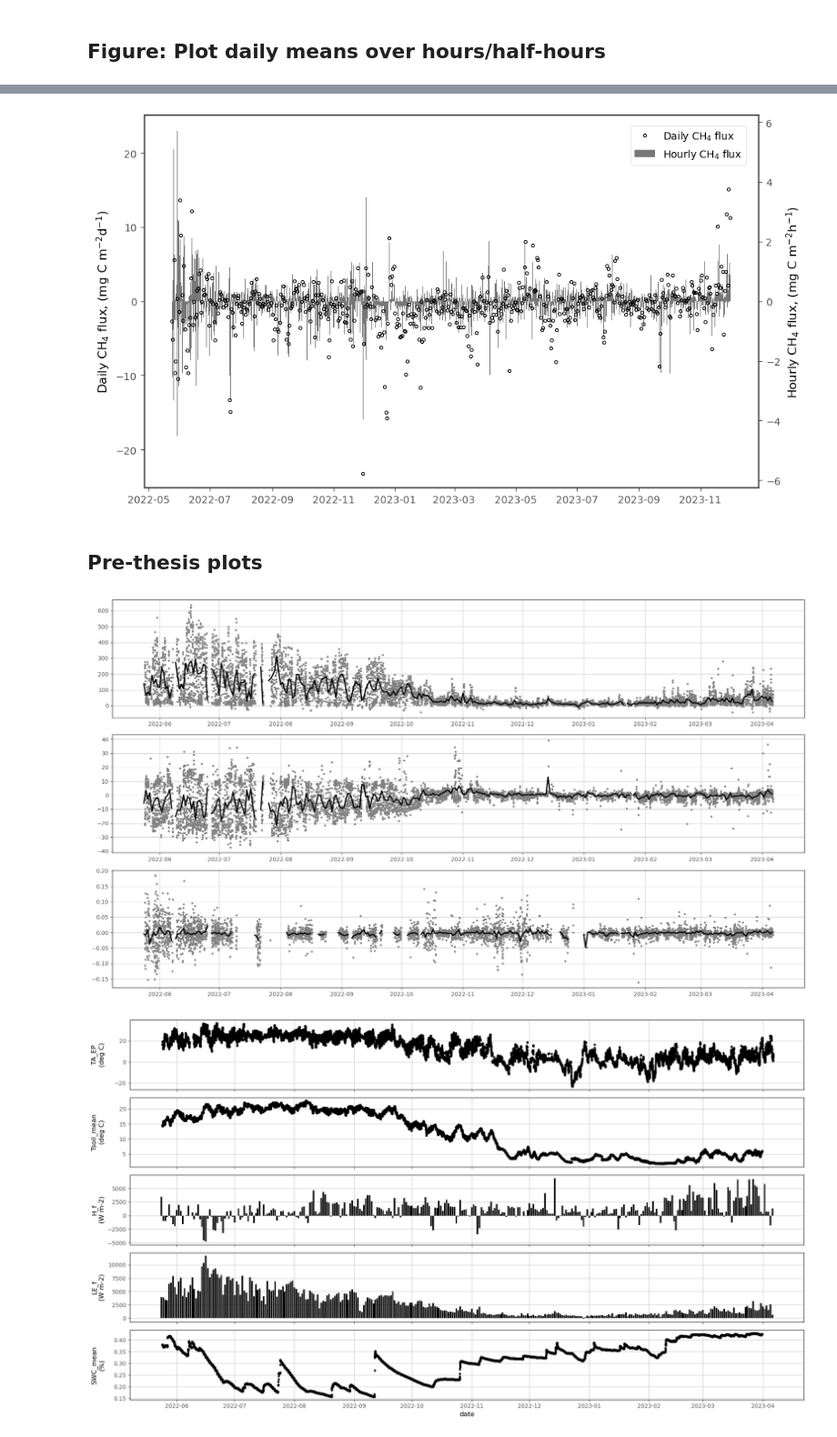
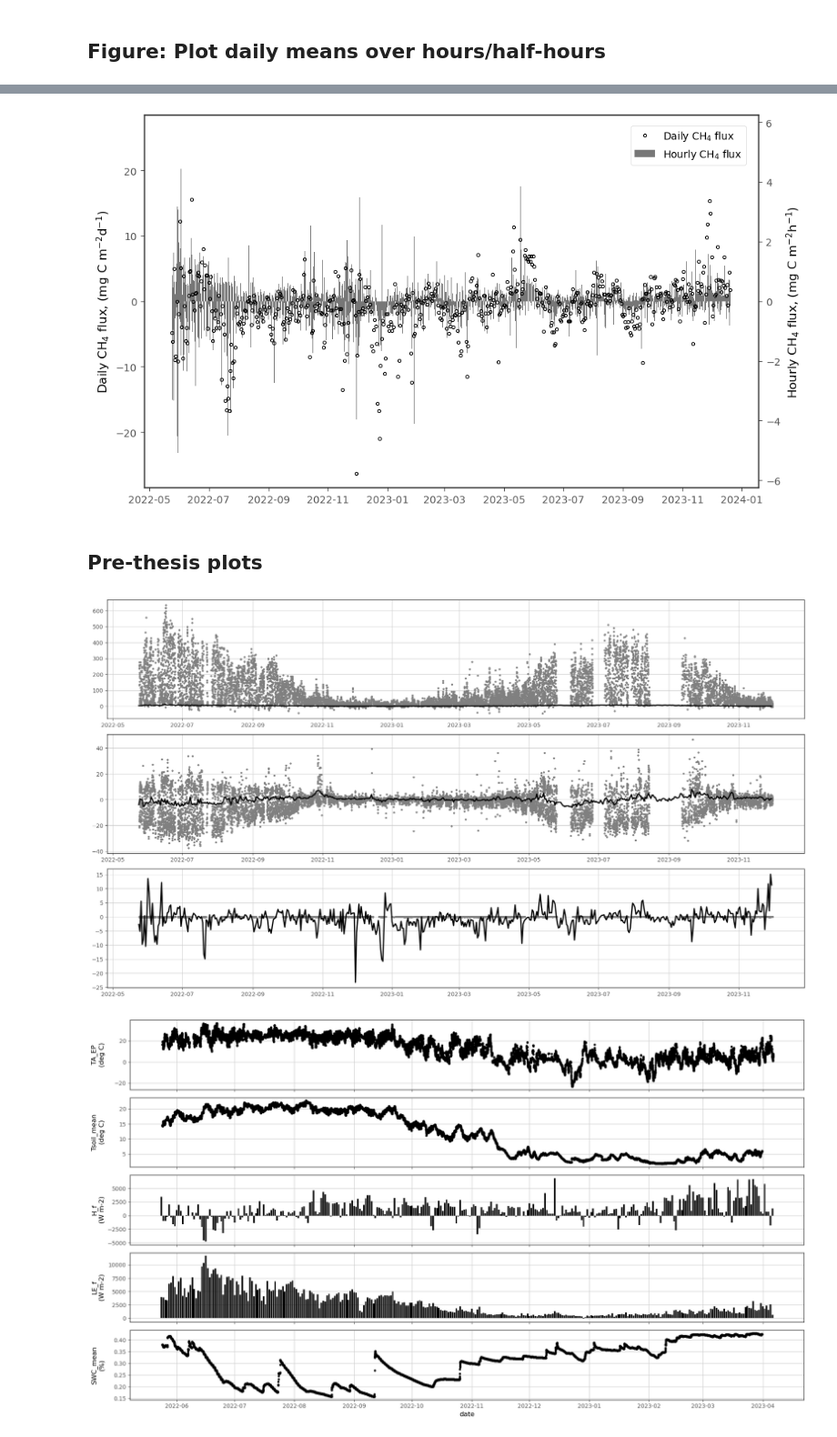
Before and after one commit to ottobriner/atmos-flux-data, a Jupyter notebook: atmos-plot.ipynb, the cells around one changed output, grey strips where cells are left out. Shown at 91% size. Cells and saved outputs as stored; diff of their text form; code cells hidden in the pictures.

```diff
--- a/atmos-plot.ipynb
+++ b/atmos-plot.ipynb
@@ -168,11 +179,11 @@ dtype: float64
 weekly = l3.groupby(l3.date.dt.to_period('W')).agg(TA_EP_mean = ('TA_EP', np.mean),
                                                   Tsoil_mean=('Tsoil_mean', np.mean),
                                                   SWC_mean=('SWC_mean', np.mean),
-                                                  FCH4_F_RF_mean=('FCH4_F_RF', lambda x: np.mean(x * 1000)),
+                                                  FCH4_f_mean=('FCH4_f', lambda x: np.mean(x * 1000)),
                                                    NEE_f_mean=('NEE_f', np.mean),
                                                    GPP_f_mean=('GPP_f', np.mean),
                                                    Reco_mean=('GPP_f', np.mean),
-                                                  FCH4_F_RF_sum=('FCH4_F_RF', lambda x: np.sum(x * 1800 / 1000 * 12.01)), # mgC m-2
+                                                  FCH4_f_sum=('FCH4_f', lambda x: np.sum(x * 1800 / 1000 * 12.01)), # mgC m-2
                                                    NEE_f_sum=('NEE_f', lambda x: np.sum(x * 1800 / 1000 / 1000 * 12.01)), # gC m-2
                                                    GPP_f_sum=('GPP_f', lambda x: np.sum(x * 1800 / 1000 / 1000 * 12.01)), # gC m-2
                                                    Reco_sum=('Reco', lambda x: np.sum(x * 1800 / 1000 / 1000 * 12.01)), # gC m-2
@@ -185,11 +196,11 @@ weekly = l3.groupby(l3.date.dt.to_period('W')).agg(TA_EP_mean = ('TA_EP', np.mea
 monthly = l3.groupby(l3.date.dt.to_period('M')).agg(TA_EP_mean = ('TA_EP', np.mean),
                                                   Tsoil_mean=('Tsoil_mean', np.mean),
                                                   SWC_mean=('SWC_mean', np.mean),
-                                                  FCH4_F_RF_mean=('FCH4_F_RF', lambda x: np.mean(x * 1000)), # nmol m-2
+                                                  FCH4_f_mean=('FCH4_f', lambda x: np.mean(x * 1000)), # nmol m-2
                                                    NEE_f_mean=('NEE_f', np.mean),
                                                    GPP_f_mean=('GPP_f', np.mean),
                                                    Reco_mean=('GPP_f', np.mean),
-                                                  FCH4_F_RF_sum=('FCH4_F_RF', lambda x: np.sum(x * 1800 / 1000 * 12.01)), # mgC m-2
+                                                  FCH4_f_sum=('FCH4_f', lambda x: np.sum(x * 1800 / 1000 * 12.01)), # mgC m-2
                                                    NEE_f_sum=('NEE_f', lambda x: np.sum(x * 1800 / 1000 / 1000 * 12.01)), # gC m-2
                                                    GPP_f_sum=('GPP_f', lambda x: np.sum(x * 1800 / 1000 / 1000 * 12.01)), # gC m-2
                                                    Reco_sum=('Reco', lambda x: np.sum(x * 1800 / 1000 / 1000 * 12.01)), # gC m-2
@@ -200,7 +211,7 @@ monthly = l3.groupby(l3.date.dt.to_period('M')).agg(TA_EP_mean = ('TA_EP', np.me
 # monthly.index = monthly.index.set_names(None)
 
 # # cols = ['FC', 'NEE_f', 'Reco', 'GPP_f', 'FCH4', 'FCH4_f', 'H_f'] # Fluxnet variables
-# cols = ['co2_flux', 'NEE_f', 'Reco', 'GPP_f', 'ch4_flux', 'FCH4_f', 'FCH4_F_RF', 'FCH4_F_ANN', 'LE', 'LE_f','H_f'] # Full output variables
+# cols = ['co2_flux', 'NEE_f', 'Reco', 'GPP_f', 'ch4_flux', 'FCH4_f', 'FCH4_f', 'FCH4_F_ANN', 'LE', 'LE_f','H_f'] # Full output variables
 
 # dailysum = l3.loc[:, cols].groupby(pd.Grouper(freq='1D')).sum() * 1800 / 1000
 # dailysum.loc[:, 'LE_f'] = l3.loc[:, ['LE_f']].groupby(pd.Grouper(freq='1D')).sum()
@@ -213,11 +224,11 @@ monthly = l3.groupby(l3.date.dt.to_period('M')).agg(TA_EP_mean = ('TA_EP', np.me
 daily = l3.groupby(l3.date.dt.to_period('D')).agg(TA_EP_mean = ('TA_EP', np.mean),
                                                   Tsoil_mean=('Tsoil_mean', np.mean),
                                                   SWC_mean=('SWC_mean', np.mean),
-                                                  FCH4_F_RF_mean=('FCH4_F_RF', lambda x: np.mean(x * 1000)), # nmol m-2
+                                                  FCH4_f_mean=('FCH4_f', lambda x: np.mean(x * 1000)), # nmol m-2
                                                    NEE_f_mean=('NEE_f', np.mean),
                                                    GPP_f_mean=('GPP_f', np.mean),
                                                    Reco_mean=('GPP_f', np.mean),
-                                                  FCH4_F_RF_sum=('FCH4_F_RF', lambda x: np.sum(x * 1800 / 1000 * 12.01)), # mgC m-2
+                                                  FCH4_f_sum=('FCH4_f', lambda x: np.sum(x * 1800 / 1000 * 12.01)), # mgC m-2
                                                    NEE_f_sum=('NEE_f', lambda x: np.sum(x * 1800 / 1000 / 1000 * 12.01)), # gC m-2
                                                    GPP_f_sum=('GPP_f', lambda x: np.sum(x * 1800 / 1000 / 1000 * 12.01)), # gC m-2
                                                    Reco_sum=('Reco', lambda x: np.sum(x * 1800 / 1000 / 1000 * 12.01)), # gC m-2
@@ -229,11 +240,11 @@ daily = l3.groupby(l3.date.dt.to_period('D')).agg(TA_EP_mean = ('TA_EP', np.mean
 hourly = l3.groupby(l3.date.dt.to_period('H')).agg(TA_EP_mean = ('TA_EP', np.mean),
                                                   Tsoil_mean=('Tsoil_mean', np.mean),
                                                   SWC_mean=('SWC_mean', np.mean),
-                                                  FCH4_F_RF_mean=('FCH4_F_RF', lambda x: np.mean(x * 1000)), # nmol m-2
+                                                  FCH4_f_mean=('FCH4_f', lambda x: np.mean(x * 1000)), # nmol m-2
                                                    NEE_f_mean=('NEE_f', np.mean),
                                                    GPP_f_mean=('GPP_f', np.mean),
                                                    Reco_mean=('GPP_f', np.mean),
-                                                  FCH4_F_RF_sum=('FCH4_F_RF', lambda x: np.sum(x * 1800 / 1000 * 12.01)), # mgC m-2
+                                                  FCH4_f_sum=('FCH4_f', lambda x: np.sum(x * 1800 / 1000 * 12.01)), # mgC m-2
                                                    NEE_f_sum=('NEE_f', lambda x: np.sum(x * 1800 / 1000 / 1000 * 12.01)), # gC m-2
                                                    GPP_f_sum=('GPP_f', lambda x: np.sum(x * 1800 / 1000 / 1000 * 12.01)), # gC m-2
                                                    Reco_sum=('Reco', lambda x: np.sum(x * 1800 / 1000 / 1000 * 12.01)), # gC m-2
@@ -374,2 +414,0 @@ plt.tight_layout()
-# %%
-plt.rcParams['axes.prop_cycle']
@@ -431,7 +464,7 @@ ax.grid(visible=False)
 rax.grid(visible=False)
 
 ax.patch.set_facecolor('none')
-rax.bar(x=hourly.index.to_timestamp(), height=hourly['FCH4_F_RF_sum'],
+rax.bar(x=hourly.index.to_timestamp(), height=hourly['FCH4_f_sum'],
         width=0.2,
         color = '#777777', label = r'Hourly $CH_4$ flux')
 rax.set_ylabel(r'Hourly $CH_4$ flux, (mg C $m^{-2}h^{-1}$)')
@@ -452,7 +485,7 @@ point_marker_style = dict(marker = 'o',
         color = 'k',
         ls = '')
 
-ax.plot(daily.index.to_timestamp(), daily['FCH4_F_RF_sum'],
+ax.plot(daily.index.to_timestamp(), daily['FCH4_f_sum'],
         label = r'Daily $CH_4$ flux', **point_marker_style)
 ax.set_ylabel(r'Daily $CH_4$ flux, (mg C $m^{-2}d^{-1}$)')
 
@@ -464,28 +497,28 @@ ax.set_zorder(3)
 mpl_axes_aligner.align.yaxes(ax, 0, rax, 0, 0.5)
 fig.legend(loc='upper center', bbox_to_anchor=(0.83, 0.96))
 plt.tight_layout()
-# plt.savefig(f'./output/fig_ch4flux_{datetime.now().strftime("%Y%m%d")}_reversed.png', dpi=300)
+plt.savefig(f'./output/fig_ch4flux_{datetime.now().strftime("%Y%m%d")}_reversed.png', dpi=300)
 # %% [output]
-[figure, old version]
+[figure, new version]
 # %% [markdown]
 ## Pre-thesis plots
 # %%
 fig, ax = plt.subplots(3,1,figsize=(10*1.8, 5.65*1.8))
 
 ax[0].plot(l3['LE'], alpha = 1, ms = 5, ls = '', color = 'gray')
-ax[0].plot(daily['LE'], marker = '', lw = 2.2, color = 'k')
+ax[0].plot(daily['LE_f_sum'], marker = '', lw = 2.2, color = 'k')
 
 ax[1].plot(l3['co2_flux'], alpha = 1, ms = 5, ls = '', color = 'gray')
-ax[1].plot(daily['co2_flux'], marker = '', lw = 2.2, color = 'k')
+ax[1].plot(daily['NEE_f_sum'], marker = '', lw = 2.2, color = 'k')
 
 ax[2].plot(l3['ch4_flux'], alpha = 1, ms = 5, ls = '', color = 'gray')
-ax[2].plot(daily['ch4_flux'], marker = '', lw = 2.2, color = 'k')
+ax[2].plot(daily['FCH4_F_RF_sum'], marker = '', lw = 2.2, color = 'k')
 
 plt.tight_layout()
 
 # plt.savefig(f'./output/atmos_L3fluxes_{datetime.now().strftime("%Y%m%d")}_dailymean.png', dpi=300)
 # %% [output]
-[figure, old version]
+[figure, new version]
 # %%
 cols = ['TA_EP', 'Tsoil_mean', 'H_f', 'LE_f', 'SWC_mean']
 
```
Also changed, not shown: parts of 18 cells of this notebook, 2 other files.
